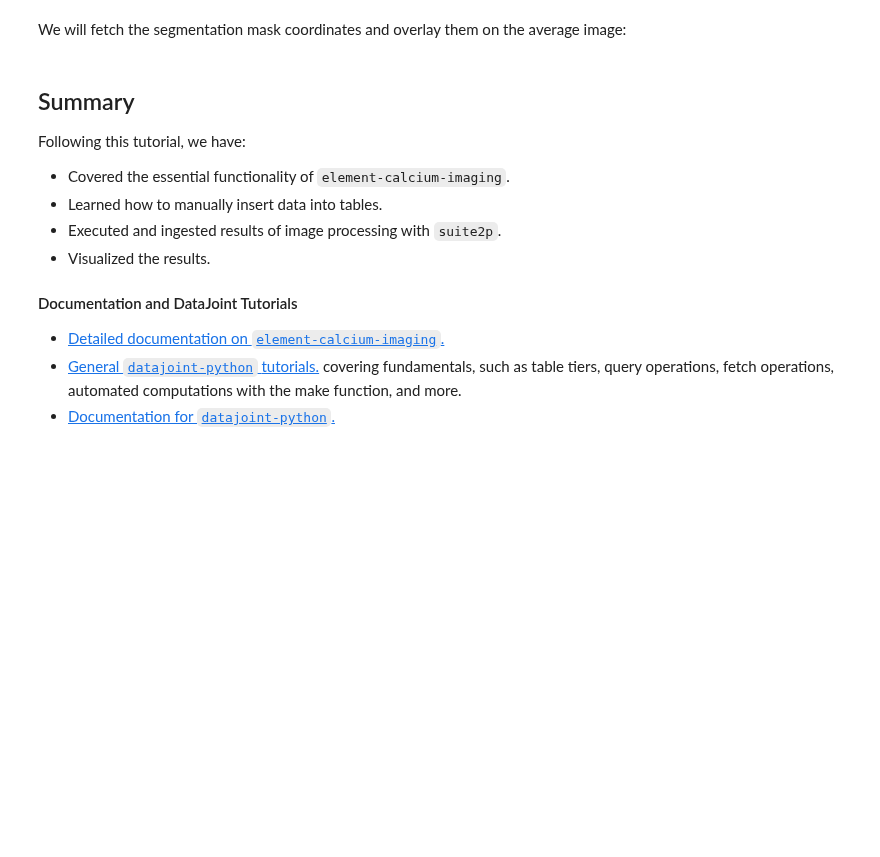
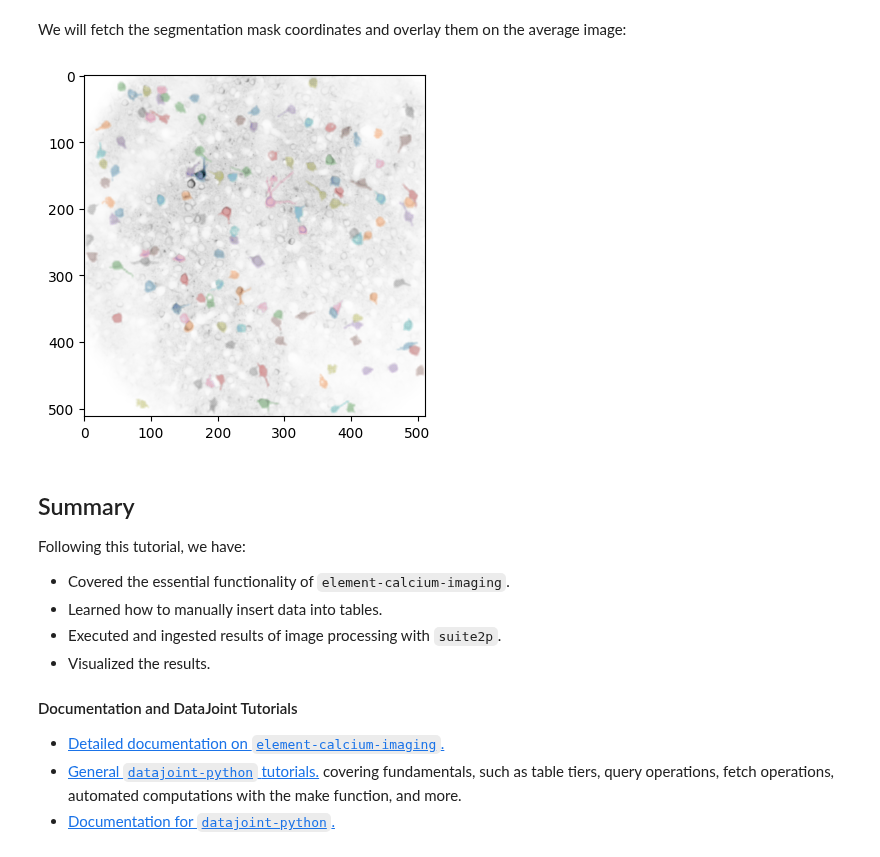
Before and after one commit to datajoint/element-calcium-imaging, a Jupyter notebook: notebooks/tutorial.ipynb, the cells around one changed output. Saved outputs shown, nothing was run; the diff lists cells and outputs as text; code cells hidden in the pictures; blank space fills up the shorter version.

```diff
--- a/notebooks/tutorial.ipynb
+++ b/notebooks/tutorial.ipynb
@@ -320,20 +428,22 @@ We will fetch the segmentation mask coordinates and overlay them on the average
 # %%
 mask_xpix, mask_ypix = (
     imaging.Segmentation.Mask * imaging.MaskClassification.MaskType
-    & scan_key
+    & session_key
+    & "scan_id=0"
     & "mask_center_z=0"
     & "mask_npix > 130"
     & "confidence >= 0.8"
 ).fetch("mask_xpix", "mask_ypix")
 # %%
 #Plotting
-fig = plt.figure(figsize=(8, 6))
+fig = plt.figure(figsize=(6, 4))
 plt.imshow(average_image,cmap='binary')
 for i in range(len(mask_xpix)):
-    plt.scatter(mask_xpix[i], mask_ypix[i], s=1, alpha=0.04)
-
+    plt.scatter(mask_xpix[i], mask_ypix[i], s=1, alpha=0.02)
 plt.tight_layout()
 plt.show()
+# %% [output]
+[figure, added]
 # %% [markdown]
 ## Summary
 
```
Also changed, not shown: parts of 24 cells of this notebook.
